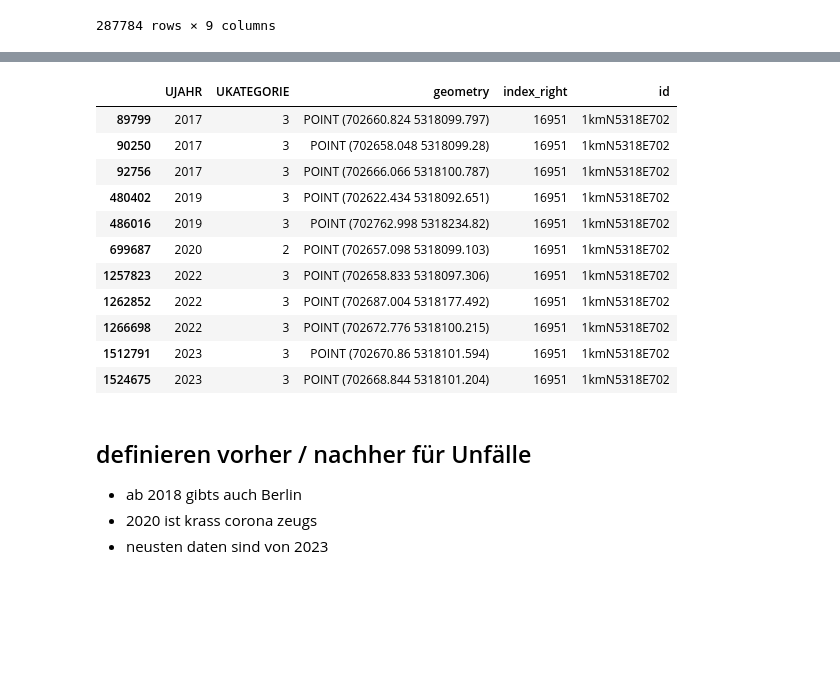
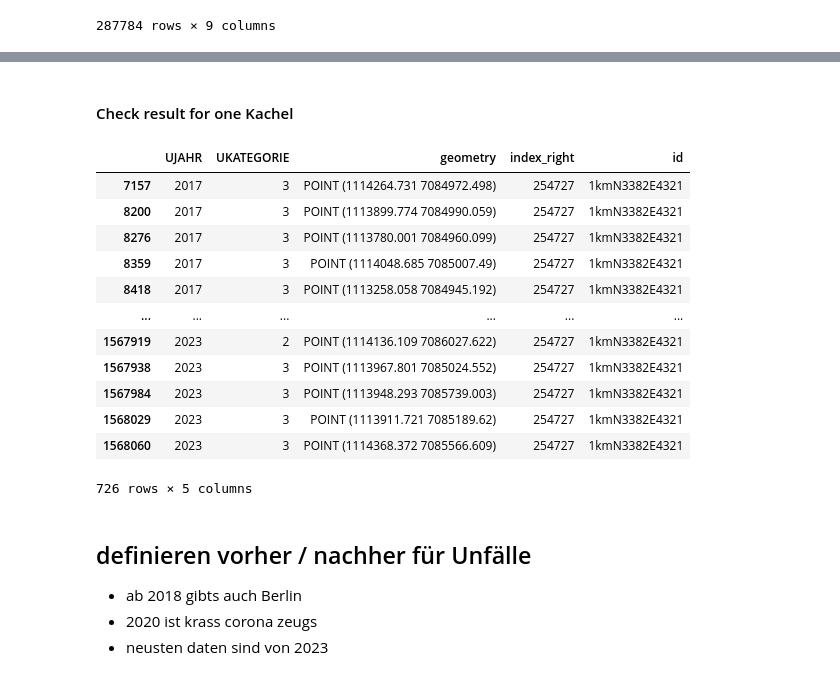
Before and after one commit to radverkehr/osm_history_analysis, a Jupyter notebook: 2_analyse_data_germany_statitics.ipynb, the cells around one changed output, grey strips where cells are left out. Saved outputs shown, nothing was run; the diff lists cells and outputs as text; code cells hidden in the pictures; blank space fills up the shorter version.

```diff
--- a/2_analyse_data_germany_statitics.ipynb
+++ b/2_analyse_data_germany_statitics.ipynb
@@ -540,20 +488,22 @@ gdf_polygons_merge.sort_values("2023_count",ascending=False).head()
 # %%
 # Ensure CRS is the same for both GeoDataFrames
 gdf_points = accidents_clipped.to_crs(gdf_polygons.crs)
+# %% [markdown]
+#### Check result for one Kachel
 # %%
-joined_kachel = gpd.sjoin(gdf_points, gdf_polygons[gdf_polygons["id"]=="1kmN5318E702"], predicate="within")
+joined_kachel = gpd.sjoin(gdf_points, gdf_polygons[gdf_polygons["id"]=="1kmN3382E4321"], predicate="within")
+joined_kachel
+# %% [output]
+|  | UJAHR | UKATEGORIE | geometry | index_right | id |
+| 7157 | 2017 | 3 | POINT (1114264.731 7084972.498) | 254727 | 1kmN3382E4321 |
+| 8200 | 2017 | 3 | POINT (1113899.774 7084990.059) | 254727 | 1kmN3382E4321 |
+| 8276 | 2017 | 3 | POINT (1113780.001 7084960.099) | 254727 | 1kmN3382E4321 |
+| 8359 | 2017 | 3 | POINT (1114048.685 7085007.49) | 254727 | 1kmN3382E4321 |
+| 8418 | 2017 | 3 | POINT (1113258.058 7084945.192) | 254727 | 1kmN3382E4321 |
+| ... | ... | ... | ... | ... | ... |
+| 1567919 | 2023 | 2 | POINT (1114136.109 7086027.622) | 254727 | 1kmN3382E4321 |
+| 1567938 | 2023 | 3 | POINT (1113967.801 7085024.552) | 254727 | 1kmN3382E4321 |
+| 1567984 | 2023 | 3 | POINT (1113948.293 7085739.003) | 254727 | 1kmN3382E4321 |
+| 1568029 | 2023 | 3 | POINT (1113911.721 7085189.62) | 254727 | 1kmN3382E4321 |
+| 1568060 | 2023 | 3 | POINT (1114368.372 7085566.609) | 254727 | 1kmN3382E4321 |
+726 rows × 5 columns
-# %%
-joined_kachel
-# %% [output]
-|  | UJAHR | UKATEGORIE | geometry | index_right | id |
-| 89799 | 2017 | 3 | POINT (702660.824 5318099.797) | 16951 | 1kmN5318E702 |
-| 90250 | 2017 | 3 | POINT (702658.048 5318099.28) | 16951 | 1kmN5318E702 |
-| 92756 | 2017 | 3 | POINT (702666.066 5318100.787) | 16951 | 1kmN5318E702 |
-| 480402 | 2019 | 3 | POINT (702622.434 5318092.651) | 16951 | 1kmN5318E702 |
-| 486016 | 2019 | 3 | POINT (702762.998 5318234.82) | 16951 | 1kmN5318E702 |
-| 699687 | 2020 | 2 | POINT (702657.098 5318099.103) | 16951 | 1kmN5318E702 |
-| 1257823 | 2022 | 3 | POINT (702658.833 5318097.306) | 16951 | 1kmN5318E702 |
-| 1262852 | 2022 | 3 | POINT (702687.004 5318177.492) | 16951 | 1kmN5318E702 |
-| 1266698 | 2022 | 3 | POINT (702672.776 5318100.215) | 16951 | 1kmN5318E702 |
-| 1512791 | 2023 | 3 | POINT (702670.86 5318101.594) | 16951 | 1kmN5318E702 |
-| 1524675 | 2023 | 3 | POINT (702668.844 5318101.204) | 16951 | 1kmN5318E702 |
```
Also changed, not shown: parts of 44 cells of this notebook.
